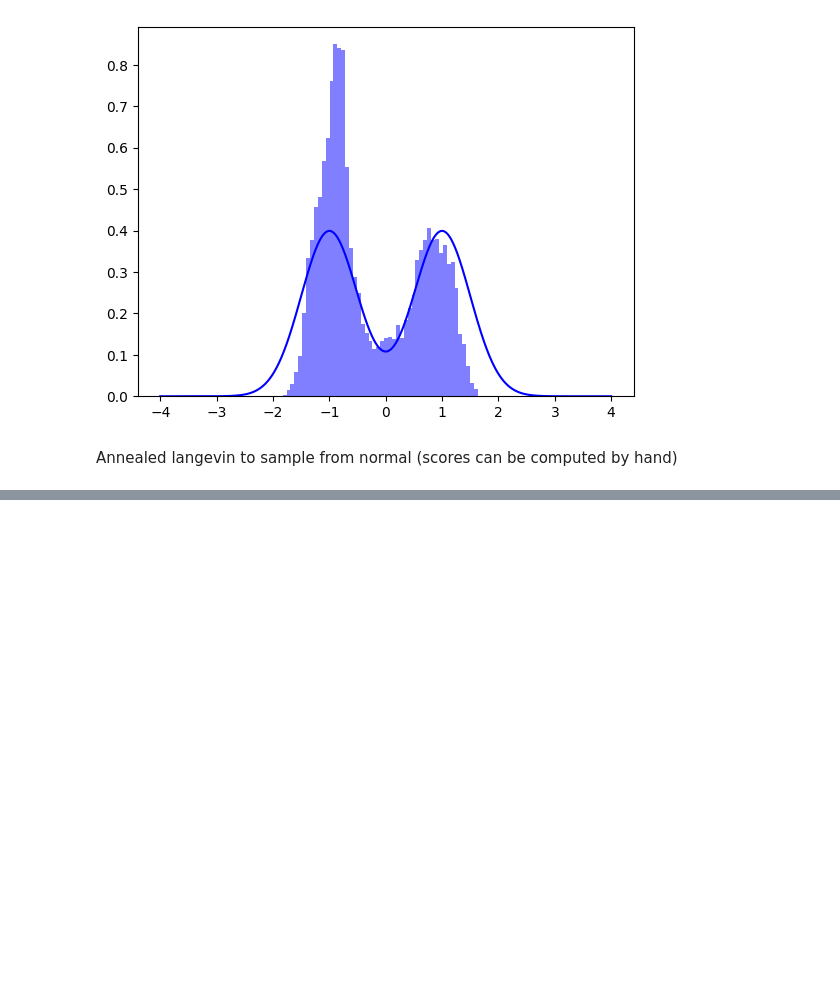
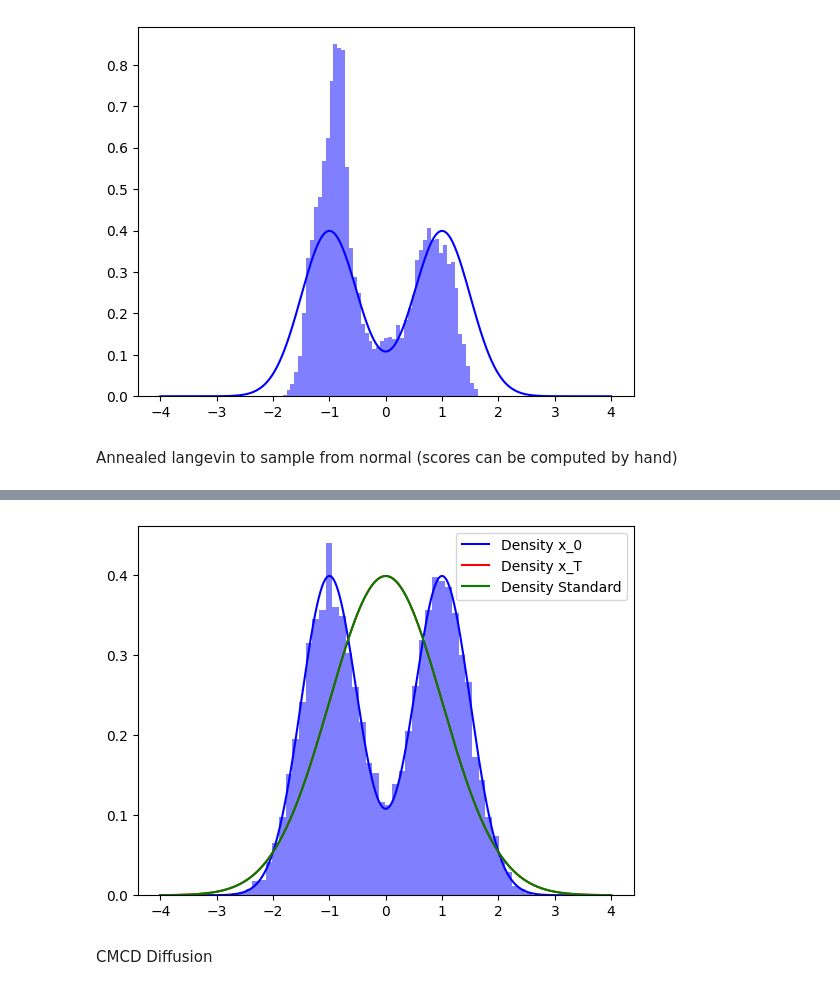
Before and after one commit to pablomlago/diffusion-project, a Jupyter notebook: langevin_notebook.ipynb, the cells around one changed output, grey strips where cells are left out. Saved outputs shown, nothing was run; the diff lists cells and outputs as text; code cells hidden in the pictures; blank space fills up the shorter version.

Commit message:
GMM cmcd

```diff
--- a/langevin_notebook.ipynb
+++ b/langevin_notebook.ipynb
@@ -150,0 +194,17 @@ plt.show()
+# %%
+# Visualisation code
+x_values = jnp.linspace(-4, 4, 1000)
+density_x_0 = jnp.squeeze(gmm.noisy_density(jnp.expand_dims(x_values, axis=-1), 0))
+density_x_T = jnp.squeeze(gmm.noisy_density(jnp.expand_dims(x_values, axis=-1), T-1))
+density_standard = norm.pdf(x_values)
+plt.hist(np.array(x_0), density=True, bins=50, color='blue', alpha=0.5)
+#plt.hist(np.array(x_T), density=True, bins=50, color='red', alpha=0.5)
+plt.plot(x_values, np.array(density_x_0), label='Density x_0', color='blue')
+plt.plot(x_values, np.array(density_x_T), label='Density x_T', color='red')
+plt.plot(x_values, np.array(density_standard), label='Density Standard', color='green')
+plt.legend()
+plt.show()
+# %% [output]
+[figure, added]
+# %% [markdown]
+CMCD Diffusion
```
Also changed, not shown: parts of 12 cells of this notebook, 2 other files.
